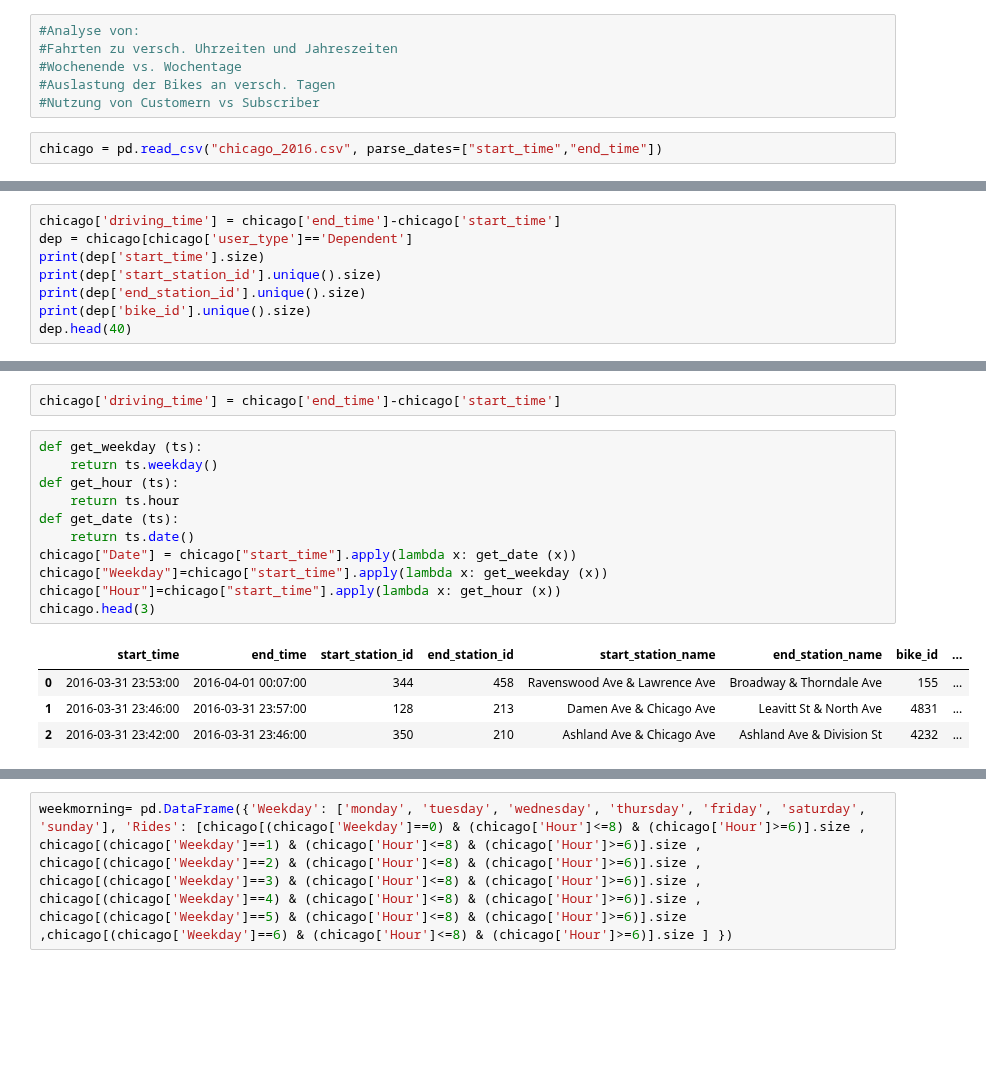
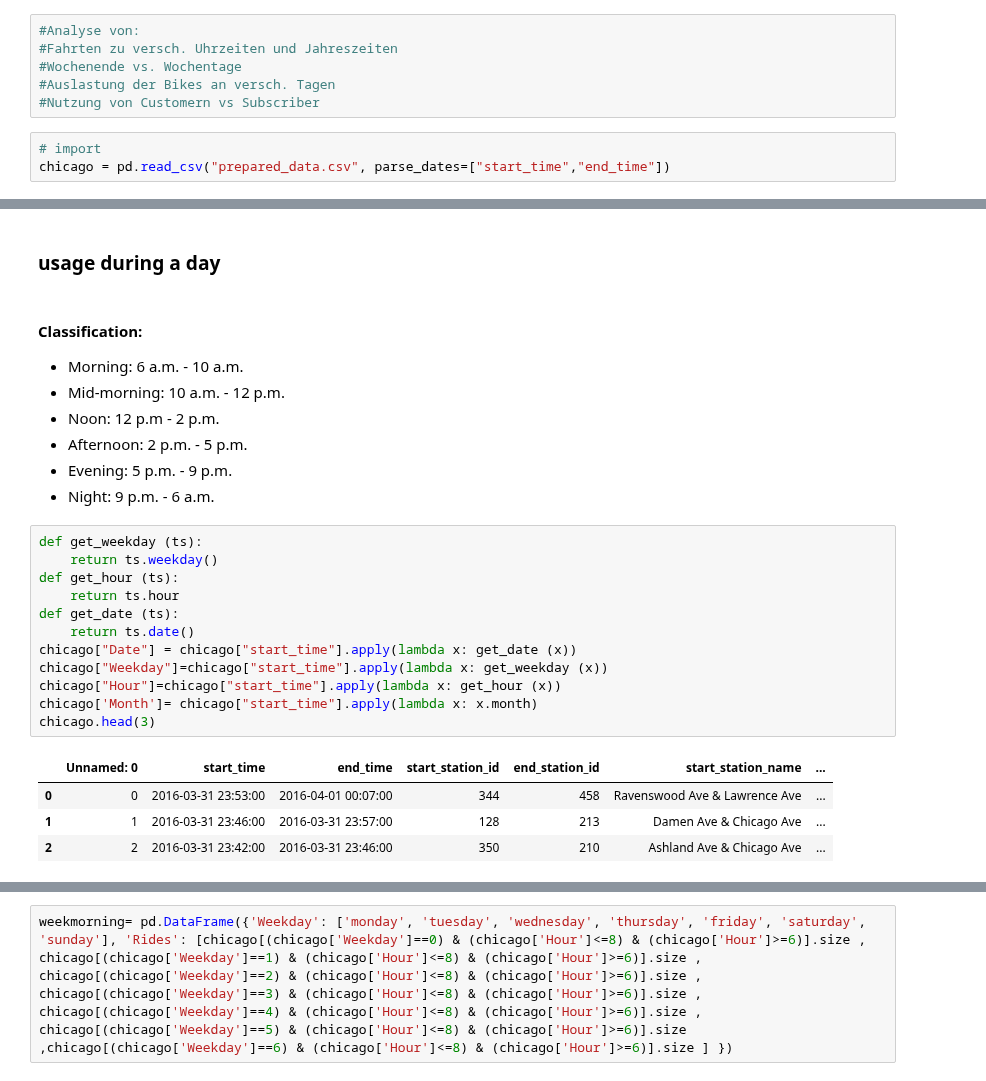
Before and after one commit to agruenb/PrescriptiveStruggle_BikeSharing, a Jupyter notebook: TemporalDemand.ipynb, the cells around one changed output, grey strips where cells are left out. Cells and saved outputs as stored; diff of their text form; blank space fills up the shorter version.

```diff
--- a/TemporalDemand.ipynb
+++ b/TemporalDemand.ipynb
@@ -12,4 +15,5 @@ display(HTML("<style>.container { width:100% !important; }</style>"))
 #Auslastung der Bikes an versch. Tagen
 #Nutzung von Customern vs Subscriber
 # %%
-chicago = pd.read_csv("chicago_2016.csv", parse_dates=["start_time","end_time"])
+# import
+chicago = pd.read_csv("prepared_data.csv", parse_dates=["start_time","end_time"])
@@ -21,8 +26,0 @@ print(user)
-# %%
-chicago['driving_time'] = chicago['end_time']-chicago['start_time']
-dep = chicago[chicago['user_type']=='Dependent']
-print(dep['start_time'].size)
-print(dep['start_station_id'].unique().size)
-print(dep['end_station_id'].unique().size)
-print(dep['bike_id'].unique().size)
-dep.head(40)
@@ -65,18 +41,27 @@ chicago.head()
-# %%
-chicago['driving_time'] = chicago['end_time']-chicago['start_time']
+# %% [markdown]
+### usage during a day
+# %% [markdown]
+#### Classification:
+* Morning: 6 a.m. - 10 a.m.
+* Mid-morning: 10 a.m. - 12 p.m.
+* Noon: 12 p.m - 2 p.m.
+* Afternoon: 2 p.m. - 5 p.m.
+* Evening: 5 p.m. - 9 p.m.
+* Night: 9 p.m. - 6 a.m.
 # %%
 def get_weekday (ts):
     return ts.weekday()
 def get_hour (ts):
     return ts.hour
 def get_date (ts):
     return ts.date()
 chicago["Date"] = chicago["start_time"].apply(lambda x: get_date (x))
 chicago["Weekday"]=chicago["start_time"].apply(lambda x: get_weekday (x))
 chicago["Hour"]=chicago["start_time"].apply(lambda x: get_hour (x))
+chicago['Month']= chicago["start_time"].apply(lambda x: x.month)
 chicago.head(3)
 # %% [output]
-|  | start_time | end_time | start_station_id | end_station_id | start_station_name | end_station_name | bike_id | ... |
-| 0 | 2016-03-31 23:53:00 | 2016-04-01 00:07:00 | 344 | 458 | Ravenswood Ave & Lawrence Ave | Broadway & Thorndale Ave | 155 | ... |
-| 1 | 2016-03-31 23:46:00 | 2016-03-31 23:57:00 | 128 | 213 | Damen Ave & Chicago Ave | Leavitt St & North Ave | 4831 | ... |
-| 2 | 2016-03-31 23:42:00 | 2016-03-31 23:46:00 | 350 | 210 | Ashland Ave & Chicago Ave | Ashland Ave & Division St | 4232 | ... |
+|  | Unnamed: 0 | start_time | end_time | start_station_id | end_station_id | start_station_name | ... |
+| 0 | 0 | 2016-03-31 23:53:00 | 2016-04-01 00:07:00 | 344 | 458 | Ravenswood Ave & Lawrence Ave | ... |
+| 1 | 1 | 2016-03-31 23:46:00 | 2016-03-31 23:57:00 | 128 | 213 | Damen Ave & Chicago Ave | ... |
+| 2 | 2 | 2016-03-31 23:42:00 | 2016-03-31 23:46:00 | 350 | 210 | Ashland Ave & Chicago Ave | ... |
```
Also changed, not shown: parts of 43 cells of this notebook, 3 other files.
